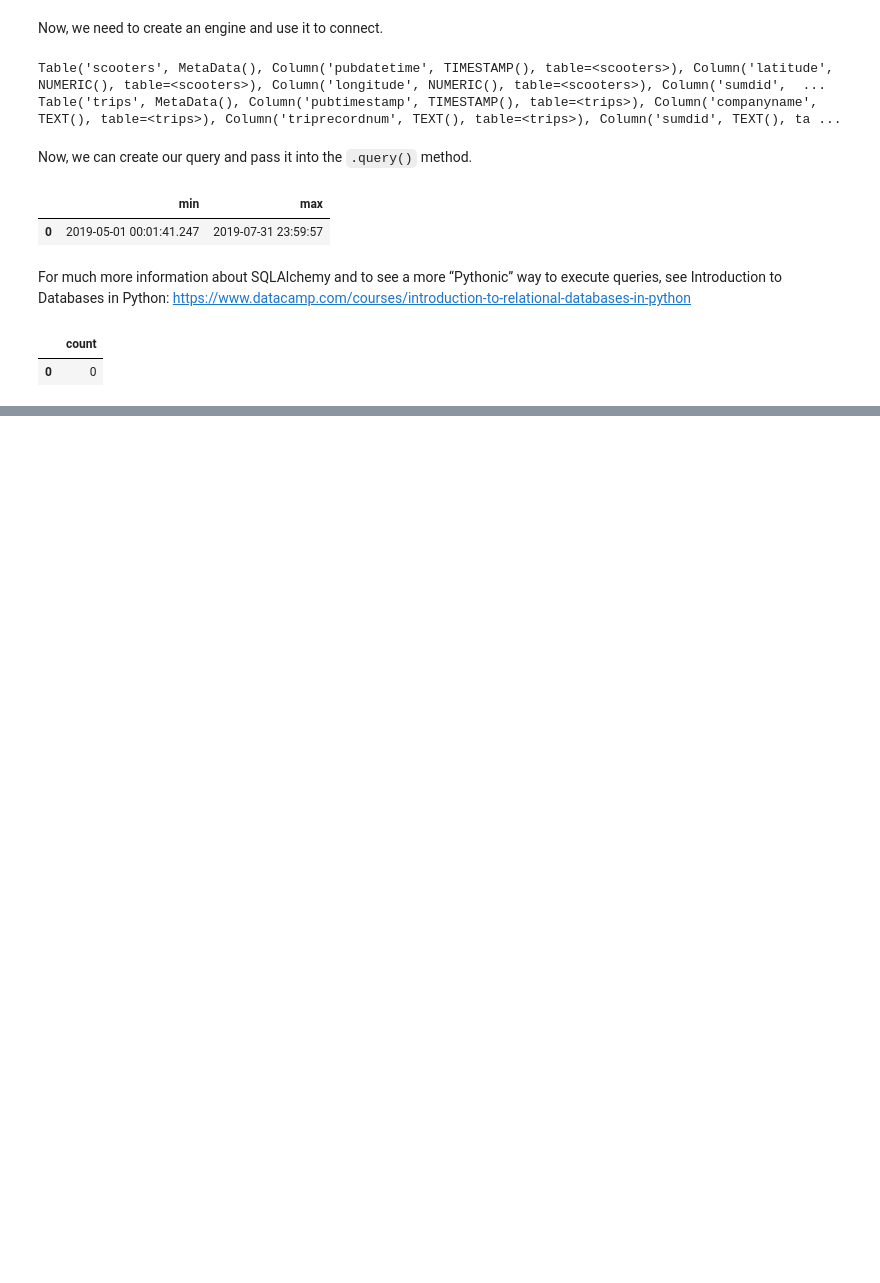
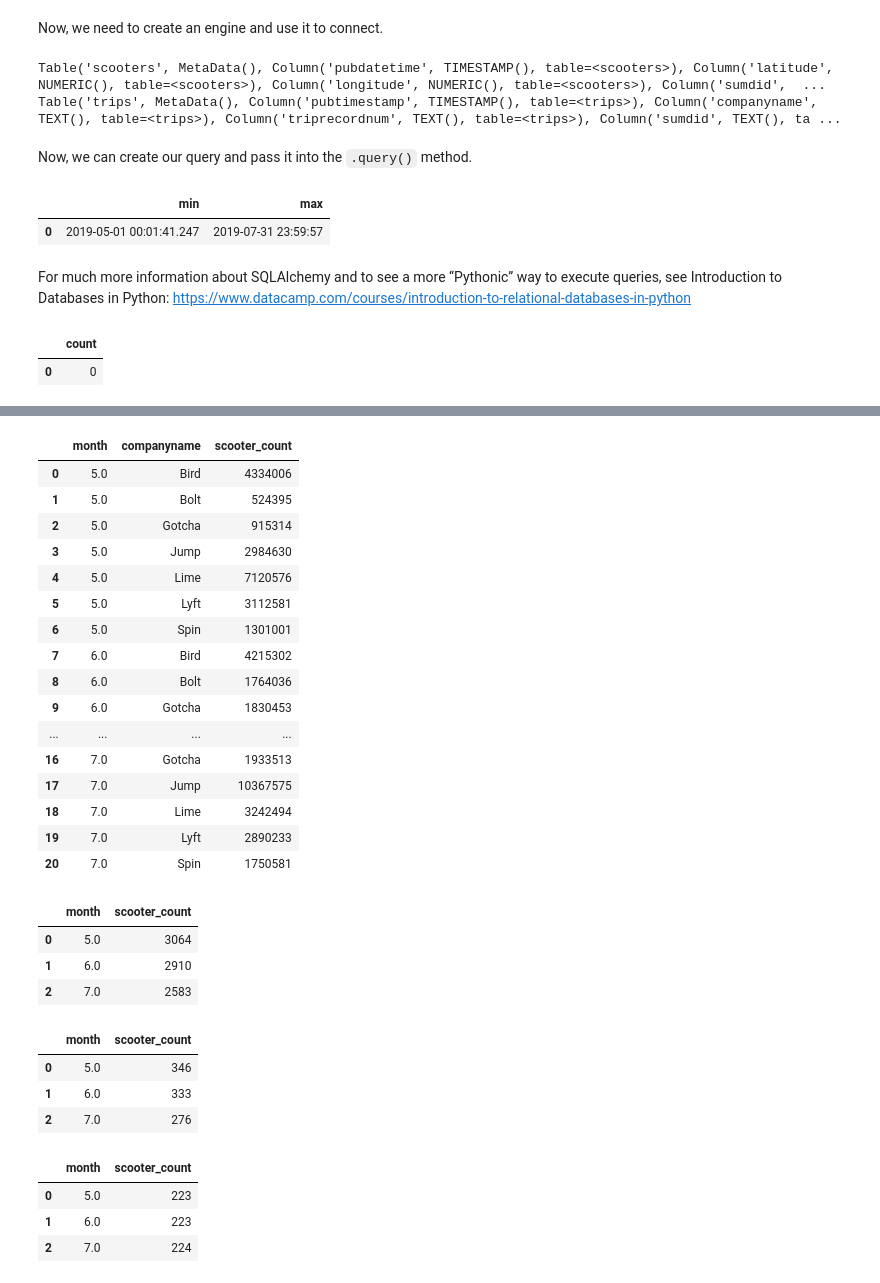
Before and after one commit to NSS-Data-Analytics-Cohort-8/scooter-partner1-whenhugocallsuspythonistas, a Jupyter notebook: notebooks/eda.ipynb, the cells around one changed output, grey strips where cells are left out. Saved outputs shown, nothing was run; the diff lists cells and outputs as text; code cells hidden in the pictures; blank space fills up the shorter version.

```diff
--- a/notebooks/eda.ipynb
+++ b/notebooks/eda.ipynb
@@ -83,0 +104,76 @@ time_values.head()
+# %%
+num_of_scooters_over_time = '''
+SELECT EXTRACT(MONTH FROM pubdatetime) as month, companyname, COUNT(sumdid) as scooter_count
+FROM scooters
+Group BY month, companyname;
+'''
+result = engine.execute(num_of_scooters_over_time)
+
+count_each_company_time = pd.read_sql(num_of_scooters_over_time, con = engine)
+count_each_company_time.head(21)
+# %% [output]
+|  | month | companyname | scooter_count |
+| 0 | 5.0 | Bird | 4334006 |
+| 1 | 5.0 | Bolt | 524395 |
+| 2 | 5.0 | Gotcha | 915314 |
+| 3 | 5.0 | Jump | 2984630 |
+| 4 | 5.0 | Lime | 7120576 |
+| 5 | 5.0 | Lyft | 3112581 |
+| 6 | 5.0 | Spin | 1301001 |
+| 7 | 6.0 | Bird | 4215302 |
+| 8 | 6.0 | Bolt | 1764036 |
+| 9 | 6.0 | Gotcha | 1830453 |
+| ... | ... | ... | ... |
+| 16 | 7.0 | Gotcha | 1933513 |
+| 17 | 7.0 | Jump | 10367575 |
+| 18 | 7.0 | Lime | 3242494 |
+| 19 | 7.0 | Lyft | 2890233 |
+| 20 | 7.0 | Spin | 1750581 |
+# %%
+q = '''
+SELECT EXTRACT(MONTH FROM pubdatetime) as month, COUNT(DISTINCT sumdid) as scooter_count
+FROM scooters
+WHERE companyname = 'Bird'
+GROUP BY month;
+'''
+result = engine.execute(q)
+
+bird = pd.read_sql(q, con = engine)
+bird.head()
+# %% [output]
+|  | month | scooter_count |
+| 0 | 5.0 | 3064 |
+| 1 | 6.0 | 2910 |
+| 2 | 7.0 | 2583 |
+# %%
+q1 = '''
+SELECT EXTRACT(MONTH FROM pubdatetime) as month, COUNT(DISTINCT sumdid) as scooter_count
+FROM scooters
+WHERE companyname = 'Bolt'
+GROUP BY month;
+'''
+result = engine.execute(q1)
+
+bolt = pd.read_sql(q1, con = engine)
+bolt.head()
+# %% [output]
+|  | month | scooter_count |
+| 0 | 5.0 | 346 |
+| 1 | 6.0 | 333 |
+| 2 | 7.0 | 276 |
+# %%
+q2 = '''
+SELECT EXTRACT(MONTH FROM pubdatetime) as month, COUNT(DISTINCT sumdid) as scooter_count
+FROM scooters
+WHERE companyname = 'Gotcha'
+GROUP BY month;
+'''
+result = engine.execute(q2)
+
+gotcha = pd.read_sql(q2, con = engine)
+gotcha.head()
+# %% [output]
+|  | month | scooter_count |
+| 0 | 5.0 | 223 |
+| 1 | 6.0 | 223 |
+| 2 | 7.0 | 224 |
```
Also changed, not shown: parts of 10 cells of this notebook.
